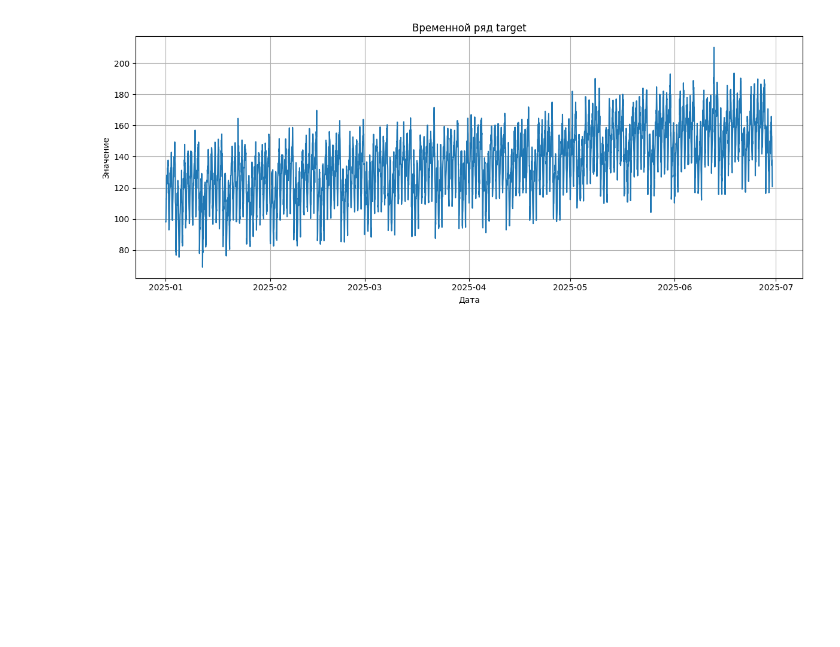
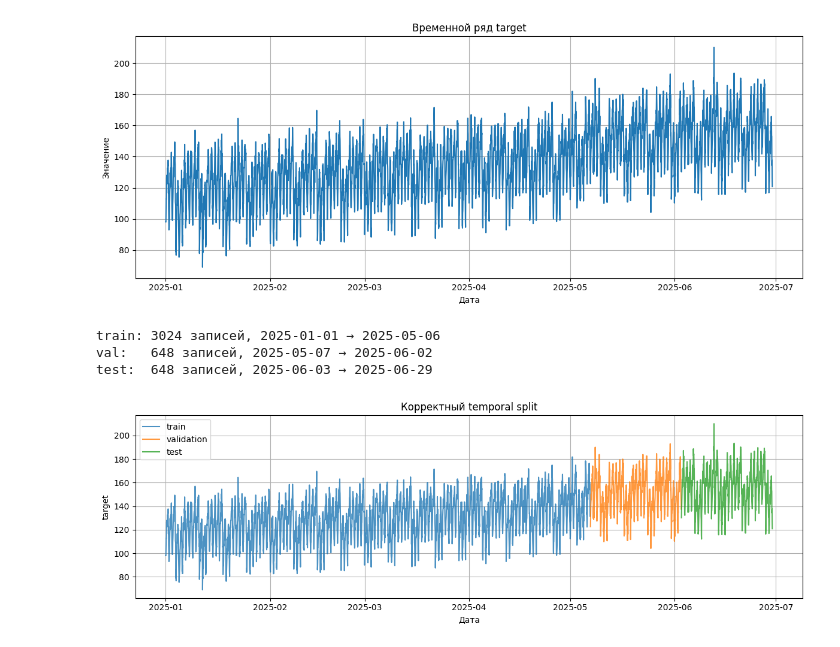
Before and after one commit to Juswey/repository_Stepanov, a Jupyter notebook: homeworks/HW12/HW12.ipynb, the cells around one changed output. Saved outputs shown, nothing was run; the diff lists cells and outputs as text; code cells hidden in the pictures; blank space fills up the shorter version.

```diff
--- a/homeworks/HW12/HW12.ipynb
+++ b/homeworks/HW12/HW12.ipynb
@@ -68,3 +68,42 @@ dtype: int64
 Диапазон дат: 2025-01-01 → 2025-06-29
 Колонки: ['date', 'target']
 [figure]
+# %%
+class SplitConfig:
+    train_frac: float = 0.70
+    val_frac: float = 0.15
+    # test_frac вычисляется автоматически
+
+def temporal_split(df, cfg=SplitConfig()):
+    n = len(df)
+    train_end = int(n * cfg.train_frac)
+    val_end = int(n * (cfg.train_frac + cfg.val_frac))
+
+    train = df.iloc[:train_end].copy()
+    val = df.iloc[train_end:val_end].copy()
+    test = df.iloc[val_end:].copy()
+    return train, val, test
+
+train, val, test = temporal_split(df)
+
+print(f"train: {len(train)} записей, {train['date'].min().date()} → {train['date'].max().date()}")
+print(f"val:   {len(val)} записей, {val['date'].min().date()} → {val['date'].max().date()}")
+print(f"test:  {len(test)} записей, {test['date'].min().date()} → {test['date'].max().date()}")
+
+# Визуализация split
+fig, ax = plt.subplots(figsize=(12, 4))
+ax.plot(train['date'], train['target'], label='train', alpha=0.8)
+ax.plot(val['date'], val['target'], label='validation', alpha=0.8)
+ax.plot(test['date'], test['target'], label='test', alpha=0.8)
+ax.set_title('Корректный temporal split')
+ax.set_xlabel('Дата')
+ax.set_ylabel('target')
+ax.legend()
+plt.tight_layout()
+plt.savefig('series_split.png')
+plt.show()
+# %% [output]
+train: 3024 записей, 2025-01-01 → 2025-05-06
+val:   648 записей, 2025-05-07 → 2025-06-02
+test:  648 записей, 2025-06-03 → 2025-06-29
+[figure, added]
```
Also changed, not shown: parts of 4 cells of this notebook, 7 other files.
